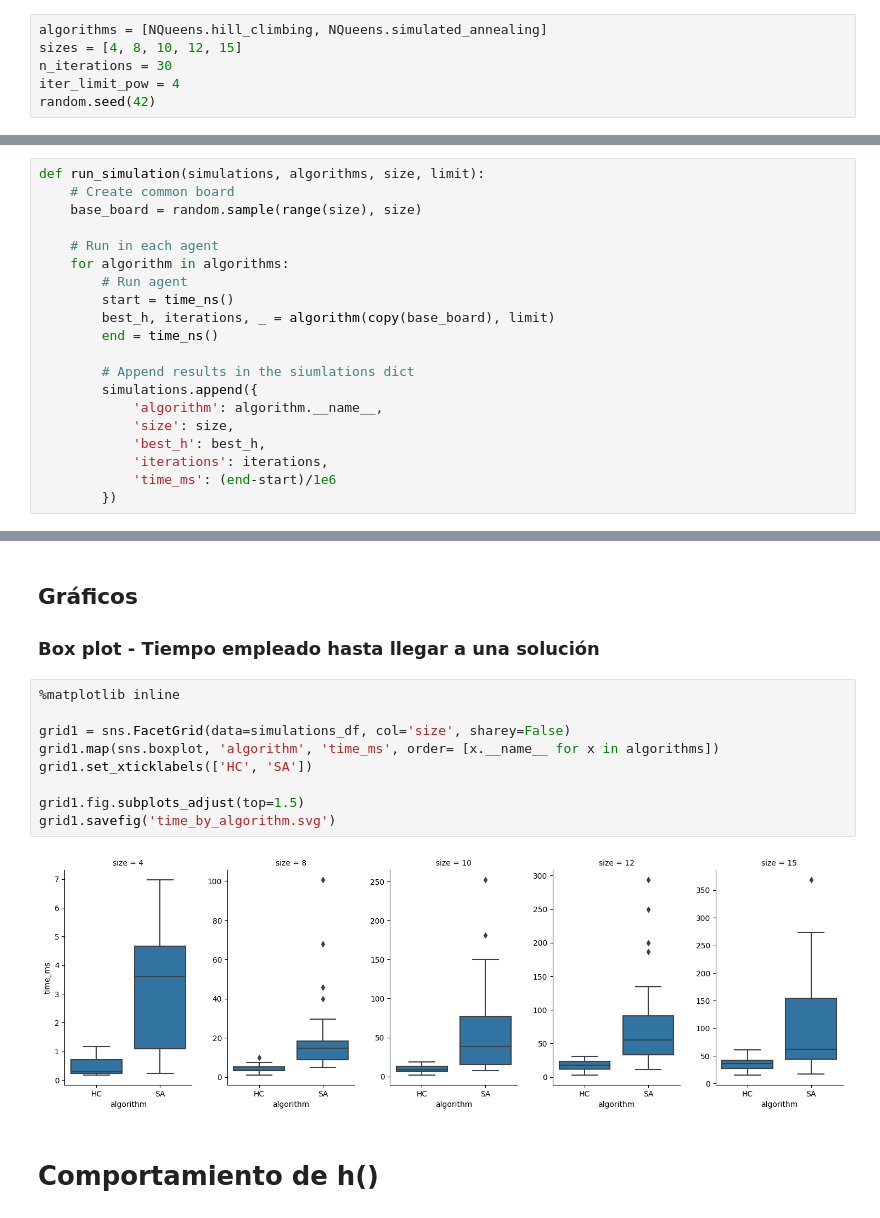
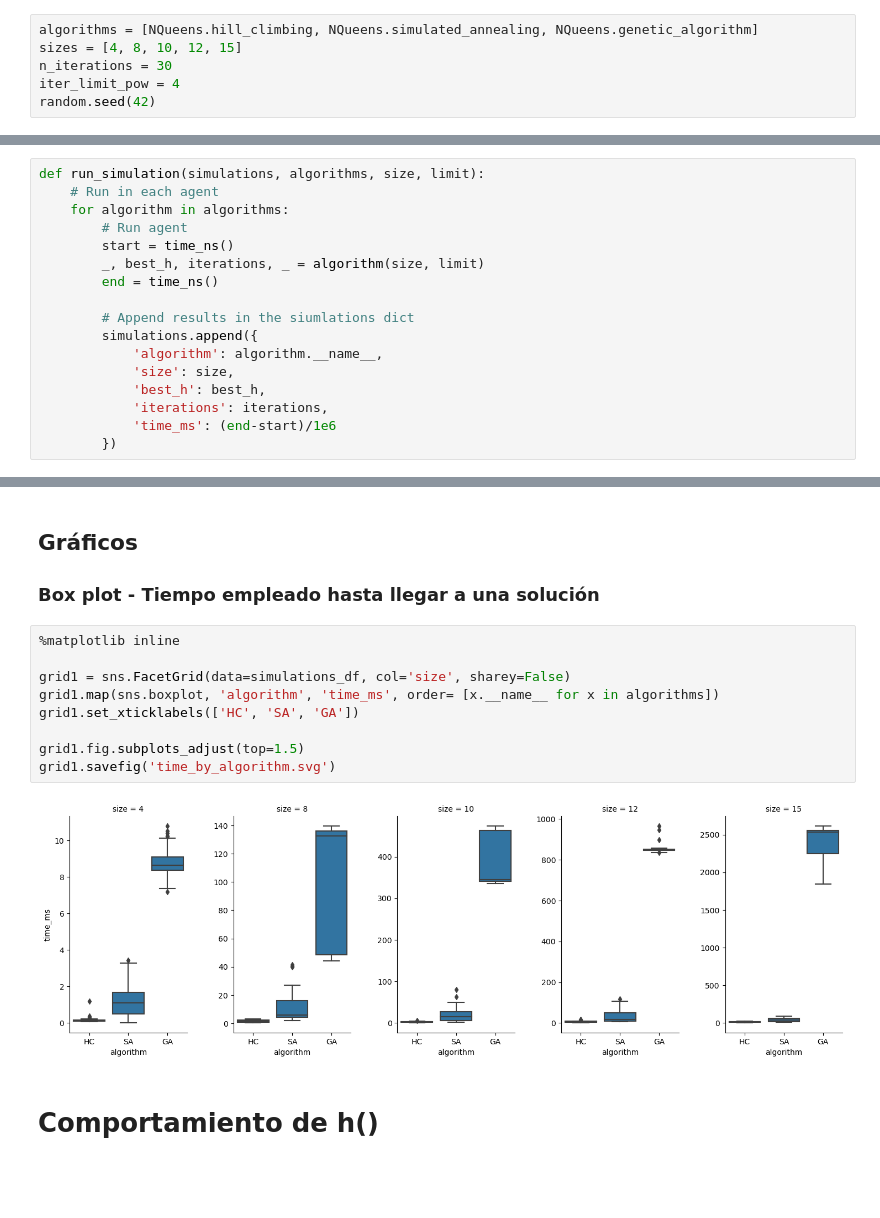
Before and after one commit to LucianoAlbanes/ia-uncuyo-2022, a Jupyter notebook: tp5-busquedas-locales/code/simulation.ipynb, the cells around one changed output, grey strips where cells are left out. Drawn from its saved outputs; the diff is of its cells as text; blank space fills up the shorter version.

Commit message:
WIP: Genetic Algorithm

```diff
--- a/tp5-busquedas-locales/code/simulation.ipynb
+++ b/tp5-busquedas-locales/code/simulation.ipynb
@@ -13,7 +12,7 @@ from time import time_ns
 # %% [markdown]
 ## Se llevará a cabo con la siguiente configuración:
 # %%
-algorithms = [NQueens.hill_climbing, NQueens.simulated_annealing]
+algorithms = [NQueens.hill_climbing, NQueens.simulated_annealing, NQueens.genetic_algorithm]
 sizes = [4, 8, 10, 12, 15]
 n_iterations = 30
 iter_limit_pow = 4
@@ -26,14 +25,11 @@ random.seed(42)
 ## Correr simulación
 # %%
 def run_simulation(simulations, algorithms, size, limit):
-    # Create common board
-    base_board = random.sample(range(size), size)
-
     # Run in each agent
     for algorithm in algorithms:
         # Run agent
         start = time_ns()
-        best_h, iterations, _ = algorithm(copy(base_board), limit)
+        _, best_h, iterations, _ = algorithm(size, limit)
         end = time_ns()
 
         # Append results in the siumlations dict
@@ -126,14 +127,14 @@ samples_df
 # %%
 %matplotlib inline
 
 grid1 = sns.FacetGrid(data=simulations_df, col='size', sharey=False)
 grid1.map(sns.boxplot, 'algorithm', 'time_ms', order= [x.__name__ for x in algorithms])
-grid1.set_xticklabels(['HC', 'SA'])
+grid1.set_xticklabels(['HC', 'SA', 'GA'])
 
 grid1.fig.subplots_adjust(top=1.5)
 grid1.savefig('time_by_algorithm.svg')
 # %% [output]
-[figure, old version]
+[figure, new version]
 # %% [markdown]
 
 # Comportamiento de h()
```
Also changed, not shown: parts of 5 cells of this notebook, 1 other file.
